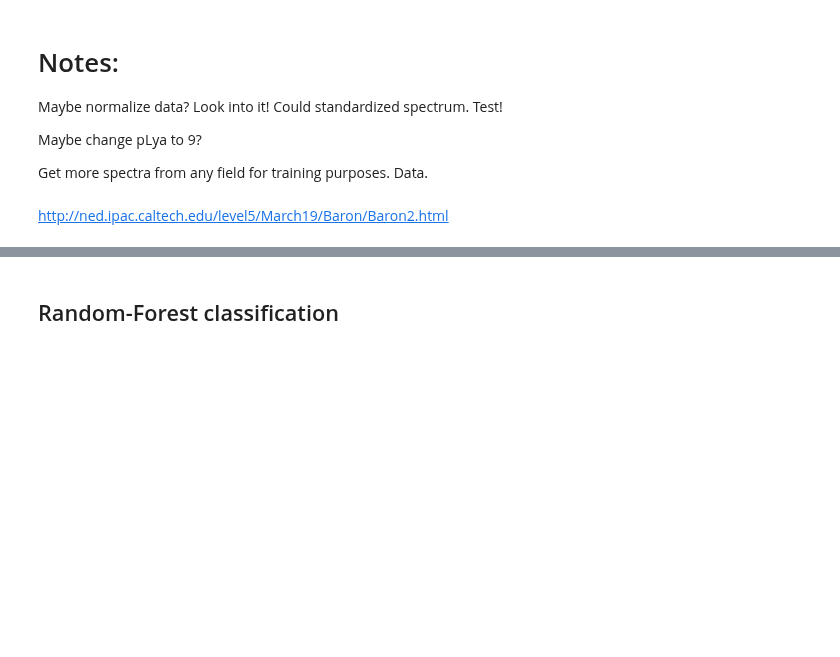
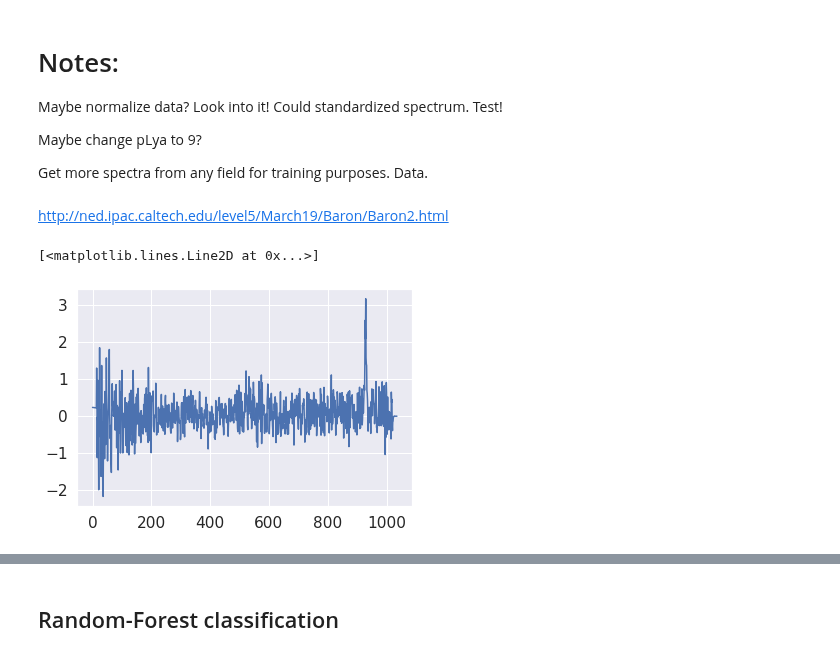
Before and after one commit to nickdavila/LAE-ML-Classification, a Jupyter notebook: Nick-RandomForest.ipynb, the cells around one changed output, grey strips where cells are left out. Drawn from its saved outputs; the diff is of its cells as text; code cells hidden in the pictures; blank space fills up the shorter version.

```diff
--- a/Nick-RandomForest.ipynb
+++ b/Nick-RandomForest.ipynb
@@ -36,0 +37,5 @@ high_confidence_highz_spec_err_sn7_10000 = np.load("high_confidence_highz_spec_e
+# %%
+plt.plot(high_confidence_highz_spectra_sn7[0])
+# %% [output]
+[<matplotlib.lines.Line2D at 0x...>]
+[figure, added]
```
Also changed, not shown: parts of 16 cells of this notebook.
